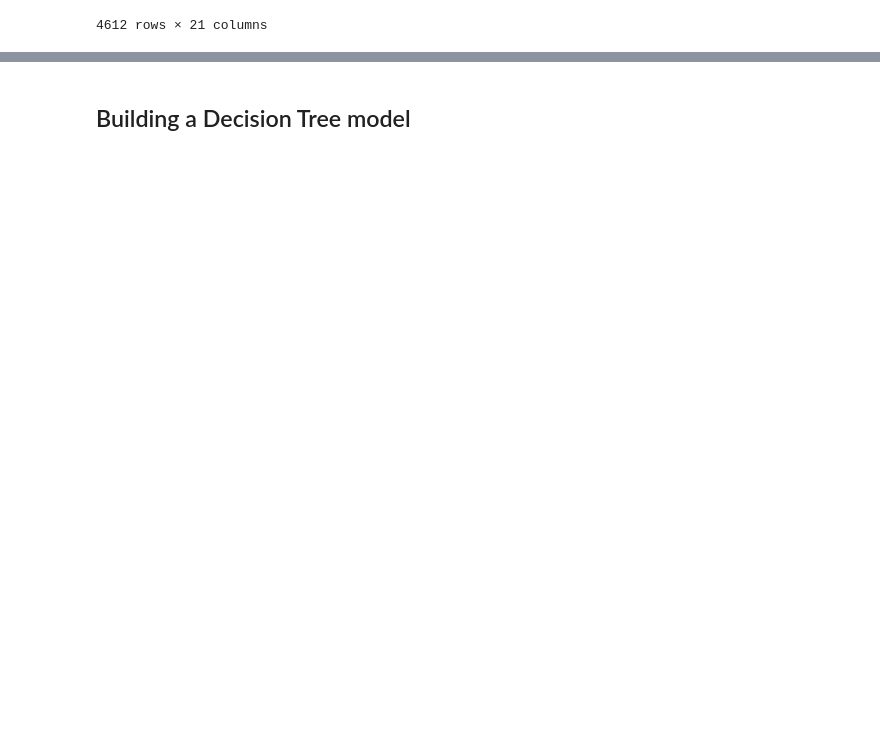
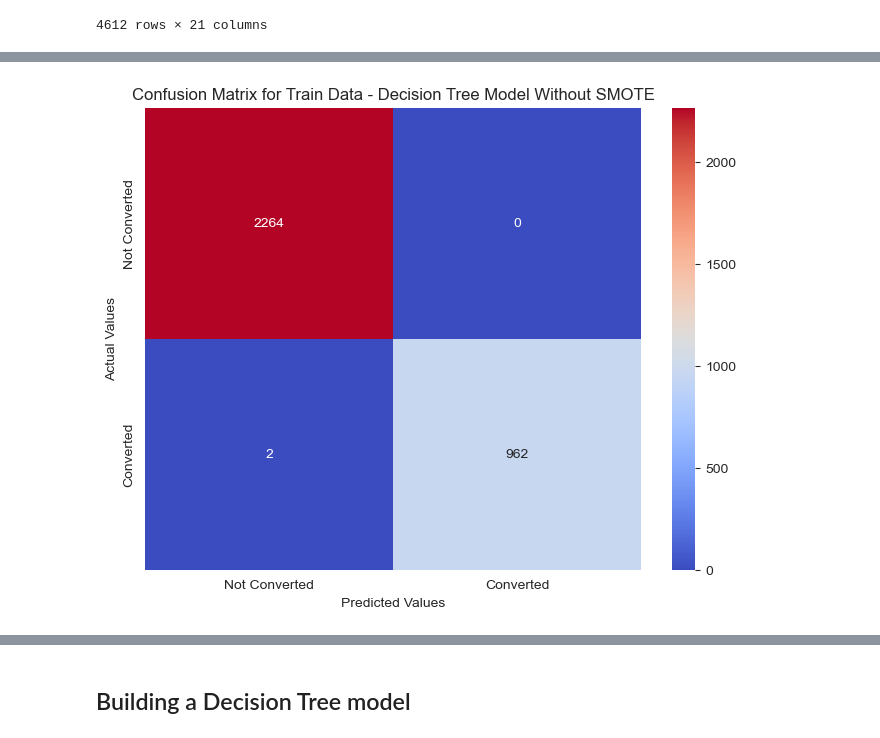
Before and after one commit to Xipilscode/Customer_Churn_ML-Predictive_Analytics, a Jupyter notebook: customer_growth.ipynb, the cells around one changed output, grey strips where cells are left out. Saved outputs shown, nothing was run; the diff lists cells and outputs as text; code cells hidden in the pictures; blank space fills up the shorter version.

```diff
--- a/customer_growth.ipynb
+++ b/customer_growth.ipynb
@@ -848,0 +995,13 @@ Recall is Key: Given the cost of missing out on a potential customer, recall mig
+# %%
+# Split Features and target var
+X = model_df.drop('status', axis=1)
+y = model_df['status']
+
+# Splitting the dataset
+X_train, X_test, y_train, y_test = train_test_split(X, y, test_size=0.3, random_state=1, stratify=y)
+# %%
+# Instantiate the Decision Tree Classifier
+dtree = DecisionTreeClassifier(random_state=1)
+# %%
+# Fit the model with the training data
+dtree.fit(X_train, y_train)
@@ -848,0 +1010,4 @@ Recall is Key: Given the cost of missing out on a potential customer, recall mig
+# %%
+# Predict on the training set
+y_train_pred_dtree = dtree.predict(X_train)# Predict on the training set
+y_train_pred_dtree = dtree.predict(X_train)
@@ -848,0 +1032,14 @@ Recall is Key: Given the cost of missing out on a potential customer, recall mig
+# %%
+# Plot confusion matrix for train set
+cm_train_dtree = confusion_matrix(y_train, y_train_pred_dtree)
+plt.figure(figsize=(8, 6))
+sns.heatmap(cm_train_dtree, annot=True, fmt="d", cmap='coolwarm',
+            xticklabels=['Not Converted', 'Converted'],
+            yticklabels=['Not Converted', 'Converted'])
+plt.title('Confusion Matrix for Train Data - Decision Tree Model Without SMOTE')
+plt.ylabel('Actual Values')
+plt.xlabel('Predicted Values')
+plt.savefig('images/conf_matrix_train_dec_tree_noSMOTE.png',  dpi=300)
+plt.show()
+# %% [output]
+[figure, added]
```
Also changed, not shown: parts of 66 cells of this notebook, 5 other files.
